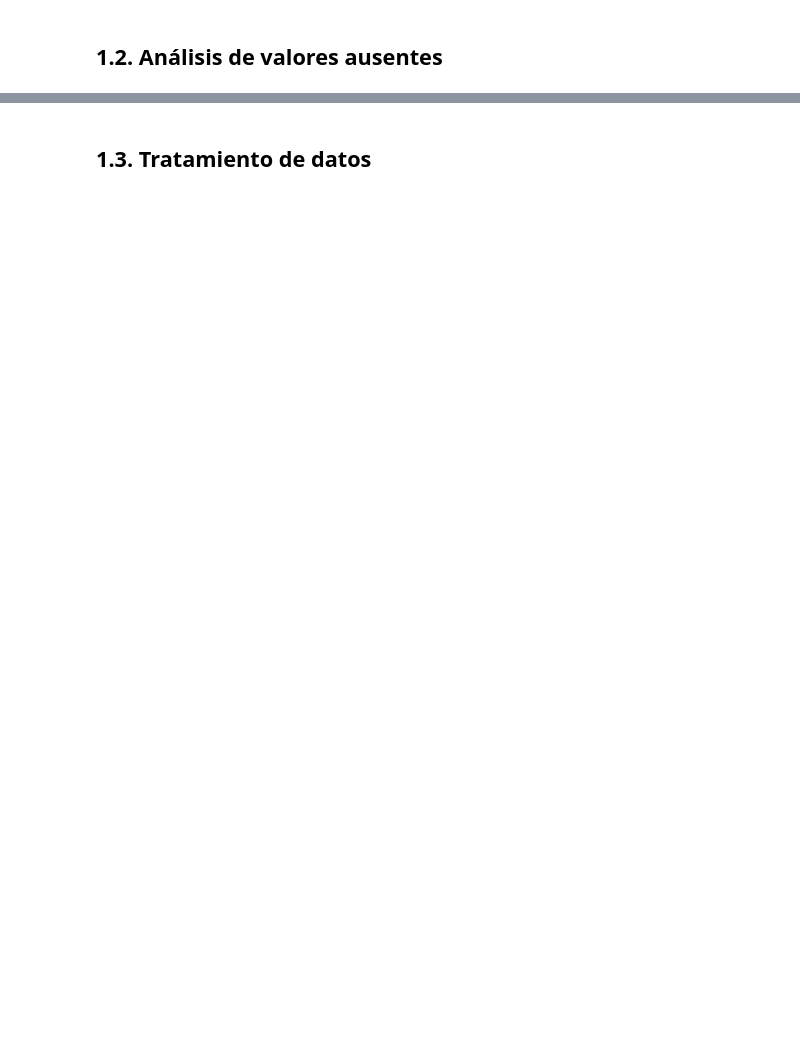
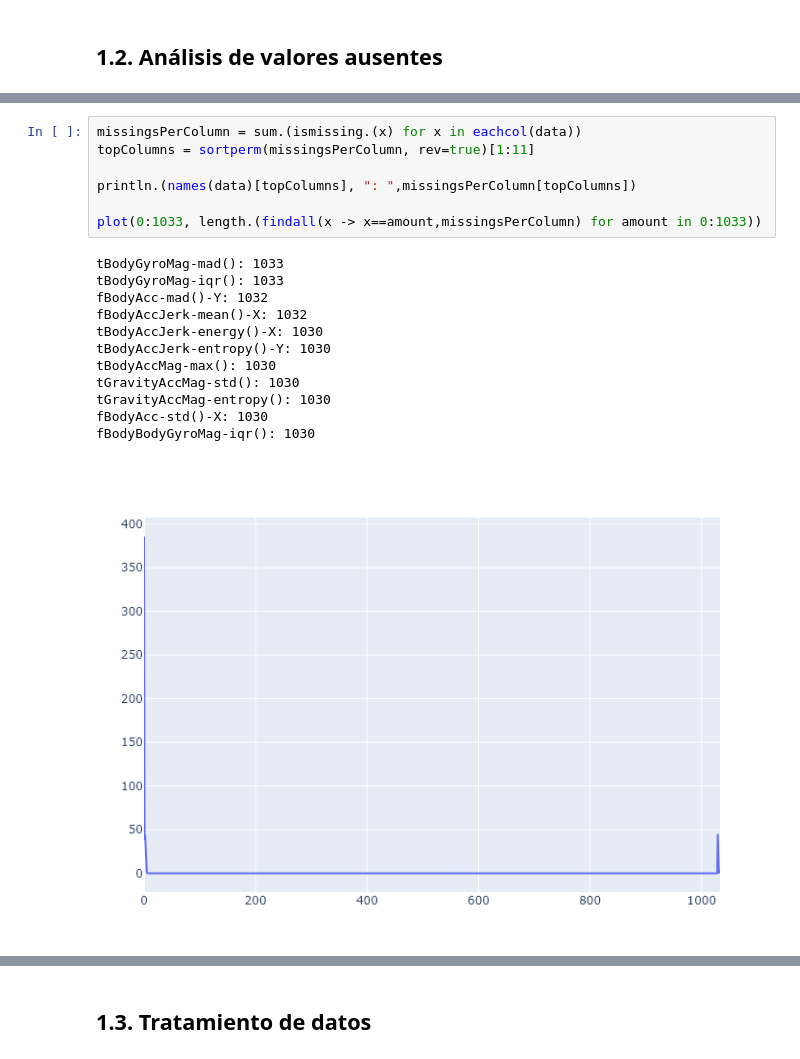
Before and after one commit to rodrigogarciar1/MAAAI, a Jupyter notebook: PracticaFinal/P2_Notebook.ipynb, the cells around one changed output, grey strips where cells are left out. Saved outputs shown, nothing was run; the diff lists cells and outputs as text; blank space fills up the shorter version.

```diff
--- a/PracticaFinal/P2_Notebook.ipynb
+++ b/PracticaFinal/P2_Notebook.ipynb
@@ -60,0 +70,20 @@ Porcentaje de valores faltantes: 1.002%
+# %%
+missingsPerColumn = sum.(ismissing.(x) for x in eachcol(data))
+topColumns = sortperm(missingsPerColumn, rev=true)[1:11]
+
+println.(names(data)[topColumns], ": ",missingsPerColumn[topColumns])
+
+plot(0:1033, length.(findall(x -> x==amount,missingsPerColumn) for amount in 0:1033))
+# %% [output]
+tBodyGyroMag-mad(): 1033
+tBodyGyroMag-iqr(): 1033
+fBodyAcc-mad()-Y: 1032
+fBodyAccJerk-mean()-X: 1032
+tBodyAccJerk-energy()-X: 1030
+tBodyAccJerk-entropy()-Y: 1030
+tBodyAccMag-max(): 1030
+tGravityAccMag-std(): 1030
+tGravityAccMag-entropy(): 1030
+fBodyAcc-std()-X: 1030
+fBodyBodyGyroMag-iqr(): 1030
+[figure, added]
```
Also changed, not shown: parts of 8 cells of this notebook, 1 other file.
